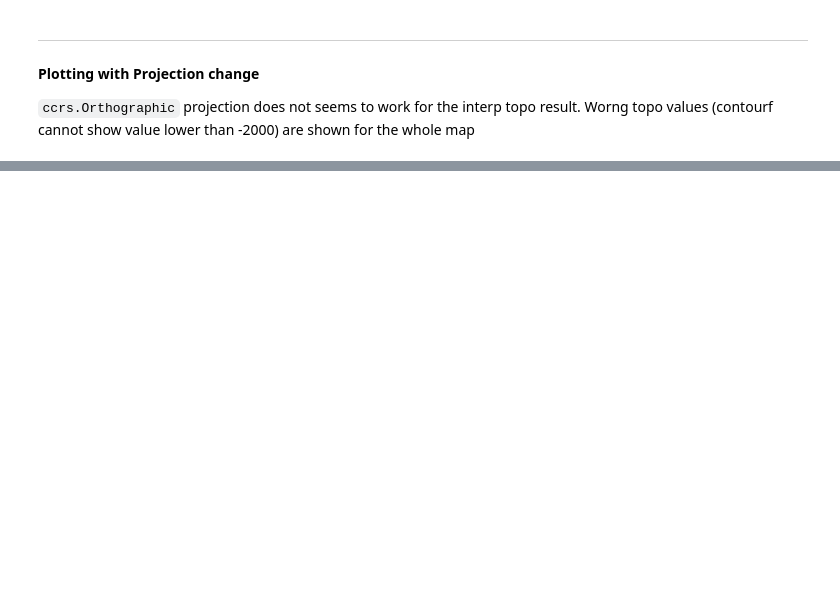
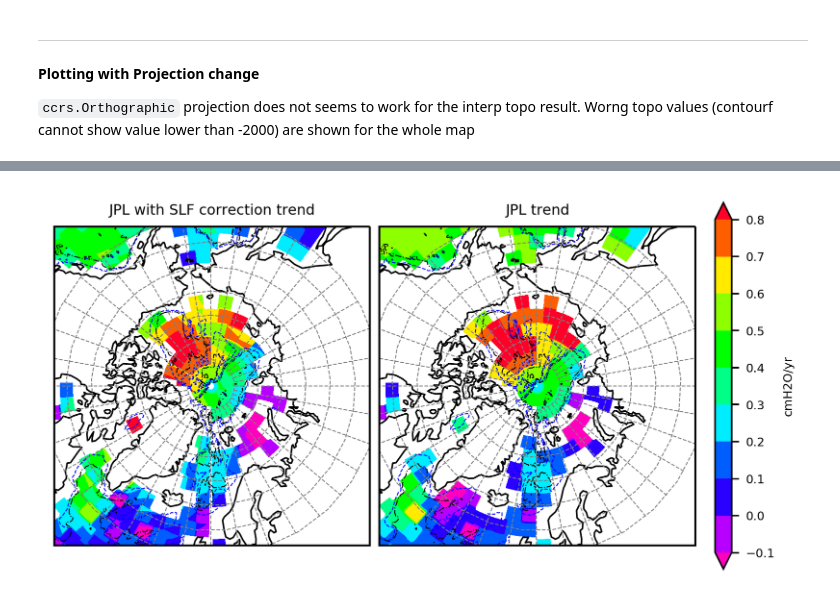
Before and after one commit to chiaweh2/arctic_ocean, a Jupyter notebook: arctic_topo.ipynb, the cells around one changed output, grey strips where cells are left out. Cells and saved outputs as stored; diff of their text form; code cells hidden in the pictures; blank space fills up the shorter version.

Commit message:
output figures for arctic topo

```diff
--- a/arctic_topo.ipynb
+++ b/arctic_topo.ipynb
@@ -112,46 +162,42 @@ ax2=fig.add_axes([1.2,0,1,1],projection=fig_proj)
 levels=np.linspace(-0.1,0.8,10)
 plot1=ds_jpl_slfcorr['beta'].sel(reg_variate='lin').plot.contourf(ax=ax1, transform=data_proj
         , levels=levels,cmap='gist_rainbow_r',add_colorbar=False, add_labels=True)
 ds_topo_interp.plot.contour(ax=ax1, transform=data_proj
                             , colors='k', levels=[-3000],linewidths=0.5,linestyles='dashdot')
 ds_topo_interp.plot.contour(ax=ax1, transform=data_proj
                             , colors='b', levels=[-2000],linewidths=0.5,linestyles='dashed')
 ax1.set_title('JPL with SLF correction trend')
 # ax1.text(fig_proj.transform_point(180,45,data_proj), 'NoSLFcorr')
 ax1.set_extent([-180,180,57,90], crs=data_proj)
 ax1.coastlines(resolution='110m',linewidths=0.8)
 
 
-# plot2=ds_jpl['beta'].sel(reg_variate='lin').plot.contourf(ax=ax2, transform=data_proj
-#         , levels=levels, extend='both',cmap='gist_rainbow_r'
-#         , cbar_kwargs={'ticks': levels,'label':'cmH2O/yr'})
-# ax2.set_title('JPL trend')
-# # ax2.set_extent([-180,180,57,90], crs=data_proj)
-# ds_topo_interp.plot.contour(ax=ax2, transform=data_proj
-#                             , colors='k', levels=[-3000],linewidths=0.5,linestyles='dashdot')
-# ds_topo_interp.plot.contour(ax=ax2, transform=data_proj
-#                             , colors='b', levels=[-2000],linewidths=0.5,linestyles='dashed')
-# ax2.coastlines(resolution='110m',linewidths=0.8)
+plot2=ds_jpl['beta'].sel(reg_variate='lin').plot.contourf(ax=ax2, transform=data_proj
+        , levels=levels, extend='both',cmap='gist_rainbow_r'
+        , cbar_kwargs={'ticks': levels,'label':'cmH2O/yr'})
+ds_topo_interp.plot.contour(ax=ax2, transform=data_proj
+                            , colors='k', levels=[-3000],linewidths=0.5,linestyles='dashdot')
+ds_topo_interp.plot.contour(ax=ax2, transform=data_proj
+                            , colors='b', levels=[-2000],linewidths=0.5,linestyles='dashed')
+ax2.set_title('JPL trend')
+ax2.set_extent([-180,180,57,90], crs=data_proj)
+ax2.coastlines(resolution='110m',linewidths=0.8)
 
 
 ####################  Grid on  ######################
 # *must* call draw in order to get the axis boundary used to add ticks:
 fig.canvas.draw()
 xtick=np.linspace(0,360,37)-180.  # need to be -180~180
 ytick=np.linspace(55,85,7)
 
 #Label the end-points of the gridlines using the custom tick makers:
 ax1.gridlines(xlocs=xtick, ylocs=ytick,color='gray', linestyle='--', linewidth=0.5)
 ax1.xaxis.set_major_formatter(LONGITUDE_FORMATTER)
 ax1.yaxis.set_major_formatter(LATITUDE_FORMATTER)
 # lambert_xticks(ax1, xtick)
 # lambert_yticks(ax1, ytick)
 ax2.gridlines(xlocs=xtick, ylocs=ytick,color='gray', linestyle='--', linewidth=0.5)
 ax2.xaxis.set_major_formatter(LONGITUDE_FORMATTER)
 ax2.yaxis.set_major_formatter(LATITUDE_FORMATTER)
-
-# # export the figure
-# plt.savefig('./figures/arctic_jpl_mascon.pdf', dpi=300, facecolor='w', edgecolor='w',
-#         orientation='landscape', papertype=None, format=None,
-#         transparent=False, bbox_inches="tight", pad_inches=None,
-#         frameon=None)
+# %% [output]
+[figure, added]
```
Also changed, not shown: parts of 9 cells of this notebook.
